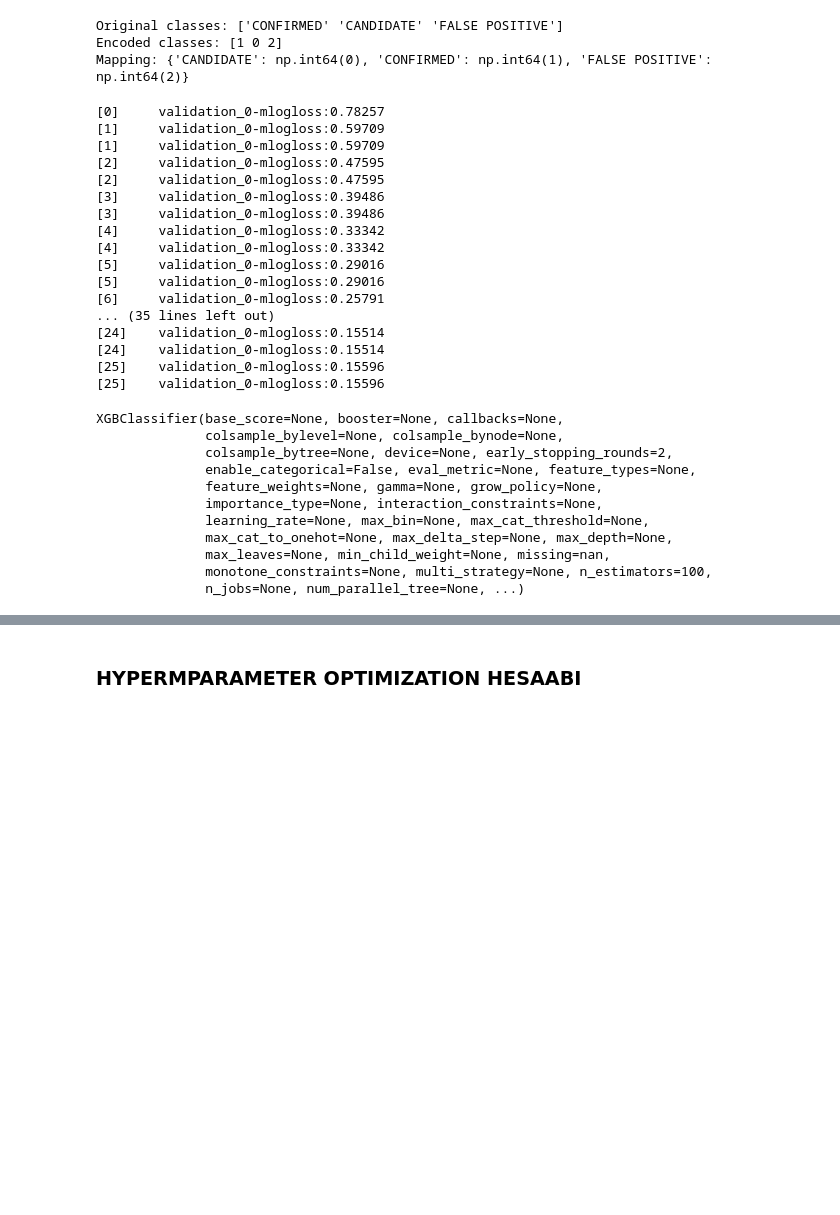
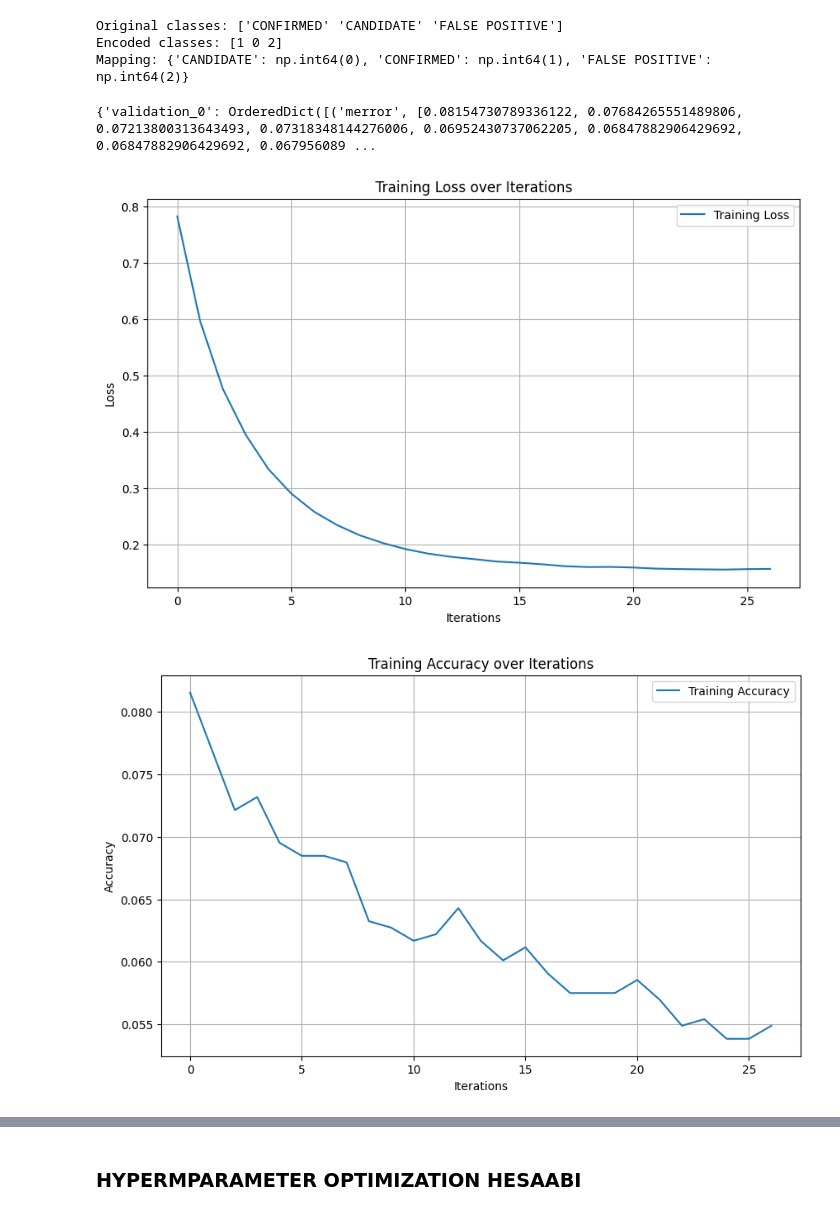
Before and after one commit to MuratFurkanSen/NASA-Space-App-Challenge, a Jupyter notebook: Notebooks/Ba_xgboost_training.ipynb, the cells around one changed output, grey strips where cells are left out. Drawn from its saved outputs; the diff is of its cells as text; code cells hidden in the pictures; blank space fills up the shorter version.

Commit message:
Added visualization module

```diff
--- a/Notebooks/Ba_xgboost_training.ipynb
+++ b/Notebooks/Ba_xgboost_training.ipynb
@@ -9,7 +16,7 @@ import pandas as pd
 # %%
 label_encoder = LabelEncoder()
 
-df = pd.read_csv('Processed Data.csv')
+df = pd.read_csv('../Data/Processed Data.csv')
 
 df.info()
 # %% [output]
@@ -43,44 +50,33 @@ Mapping: {'CANDIDATE': np.int64(0), 'CONFIRMED': np.int64(1), 'FALSE POSITIVE':
 # %%
 X_train, X_test, y_train, y_test = train_test_split(
     df.drop(['koi_disposition', 'koi_disposition_encoded'], axis=1),
     df['koi_disposition_encoded'],
     test_size=0.2,
     random_state=42
 )
-clf = xgb.XGBClassifier(tree_method="hist", early_stopping_rounds=2, n_estimators=100)
 
-clf.fit(
+# Replace your current model fitting code with this:
+xgb_model1 = xgb.XGBClassifier(tree_method="hist", early_stopping_rounds=2, n_estimators=100, eval_metric=['merror', 'mlogloss'], random_state=42)
+
+# Simply use verbose=True or fit without the callback
+xgb_model1.fit(
     X_train,
     y_train,
-    eval_set=[(X_test, y_test)]
+    eval_set=[(X_test, y_test)],
+    verbose=False
 )
+
+# After training, get evaluation results from the model
+eval_result = xgb_model1.evals_result_
+print(eval_result)
+
+test_acc = [1 - err for err in eval_result['validation_0']['merror']]
+
+# Now you can use your visualizer
+met_vis = XgbMetricsVisualizer(xgb_model1)
+met_vis.visualize_metrics(loss_history=eval_result['validation_0']['mlogloss'], accuracy_history=eval_result['validation_0']['merror'])
 # %% [output]
-[0]     validation_0-mlogloss:0.78257
-[1]     validation_0-mlogloss:0.59709
-[1]     validation_0-mlogloss:0.59709
-[2]     validation_0-mlogloss:0.47595
-[2]     validation_0-mlogloss:0.47595
-[3]     validation_0-mlogloss:0.39486
-[3]     validation_0-mlogloss:0.39486
-[4]     validation_0-mlogloss:0.33342
-[4]     validation_0-mlogloss:0.33342
-[5]     validation_0-mlogloss:0.29016
-[5]     validation_0-mlogloss:0.29016
-[6]     validation_0-mlogloss:0.25791
-... (35 lines left out)
-[24]    validation_0-mlogloss:0.15514
-[24]    validation_0-mlogloss:0.15514
-[25]    validation_0-mlogloss:0.15596
-[25]    validation_0-mlogloss:0.15596
+{'validation_0': OrderedDict([('merror', [0.08154730789336122, 0.07684265551489806, 0.07213800313643493, 0.07318348144276006, 0.06952430737062205, 0.06847882906429692, 0.06847882906429692, 0.067956089 ...
-XGBClassifier(base_score=None, booster=None, callbacks=None,
-              colsample_bylevel=None, colsample_bynode=None,
-              colsample_bytree=None, device=None, early_stopping_rounds=2,
-              enable_categorical=False, eval_metric=None, feature_types=None,
-              feature_weights=None, gamma=None, grow_policy=None,
-              importance_type=None, interaction_constraints=None,
-              learning_rate=None, max_bin=None, max_cat_threshold=None,
-              max_cat_to_onehot=None, max_delta_step=None, max_depth=None,
-              max_leaves=None, min_child_weight=None, missing=nan,
-              monotone_constraints=None, multi_strategy=None, n_estimators=100,
-              n_jobs=None, num_parallel_tree=None, ...)
+[figure, added]
+[figure, added]
 # %%
```
Also changed, not shown: parts of 7 cells of this notebook, 1 other file.
